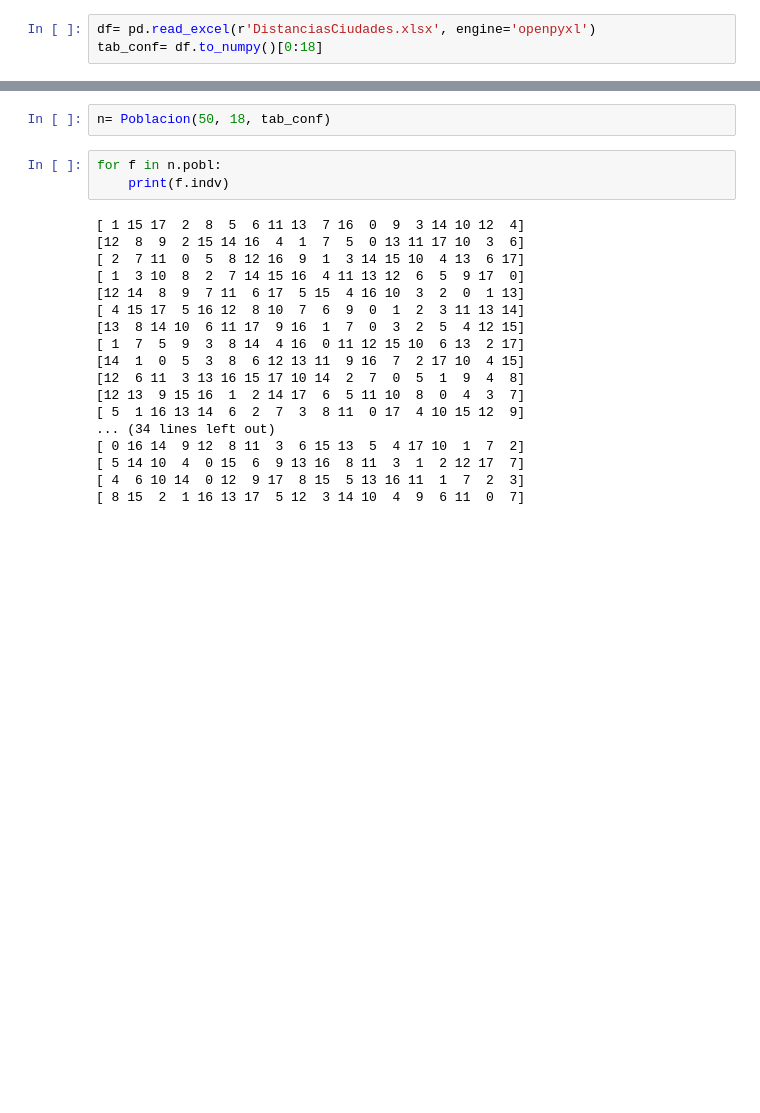
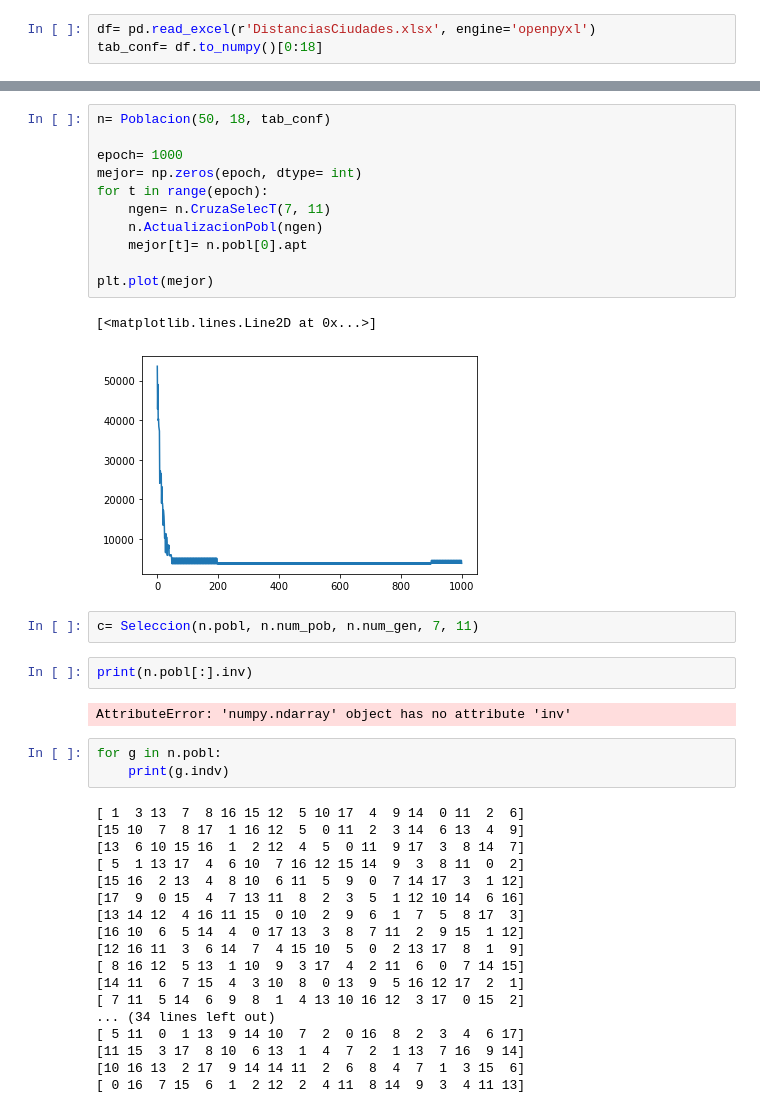
Before and after one commit to RobertoCordova/Algoritmos_Evoltivos, a Jupyter notebook: Genéticos/AgenteViajero.ipynb, the cells around one changed output, grey strips where cells are left out. Cells and saved outputs as stored; diff of their text form; blank space fills up the shorter version.

```diff
--- a/Genéticos/AgenteViajero.ipynb
+++ b/Genéticos/AgenteViajero.ipynb
@@ -54,23 +93,41 @@ class Individuo:
-# %%
-n= Poblacion(50, 18, tab_conf)
+# %%
+n= Poblacion(50, 18, tab_conf)
+
+epoch= 1000
+mejor= np.zeros(epoch, dtype= int)
+for t in range(epoch):
+    ngen= n.CruzaSelecT(7, 11)
+    n.ActualizacionPobl(ngen)
+    mejor[t]= n.pobl[0].apt
+
+plt.plot(mejor)
+# %% [output]
+[<matplotlib.lines.Line2D at 0x...>]
+[figure, added]
+# %%
+c= Seleccion(n.pobl, n.num_pob, n.num_gen, 7, 11)
+# %%
+print(n.pobl[:].inv)
+# %% [output]
+AttributeError: 'numpy.ndarray' object has no attribute 'inv'
 # %%
-for f in n.pobl:
-    print(f.indv)
+for g in n.pobl:
+    print(g.indv)
 # %% [output]
-[ 1 15 17  2  8  5  6 11 13  7 16  0  9  3 14 10 12  4]
-[12  8  9  2 15 14 16  4  1  7  5  0 13 11 17 10  3  6]
-[ 2  7 11  0  5  8 12 16  9  1  3 14 15 10  4 13  6 17]
-[ 1  3 10  8  2  7 14 15 16  4 11 13 12  6  5  9 17  0]
-[12 14  8  9  7 11  6 17  5 15  4 16 10  3  2  0  1 13]
-[ 4 15 17  5 16 12  8 10  7  6  9  0  1  2  3 11 13 14]
-[13  8 14 10  6 11 17  9 16  1  7  0  3  2  5  4 12 15]
-[ 1  7  5  9  3  8 14  4 16  0 11 12 15 10  6 13  2 17]
-[14  1  0  5  3  8  6 12 13 11  9 16  7  2 17 10  4 15]
-[12  6 11  3 13 16 15 17 10 14  2  7  0  5  1  9  4  8]
-[12 13  9 15 16  1  2 14 17  6  5 11 10  8  0  4  3  7]
-[ 5  1 16 13 14  6  2  7  3  8 11  0 17  4 10 15 12  9]
+[ 1  3 13  7  8 16 15 12  5 10 17  4  9 14  0 11  2  6]
+[15 10  7  8 17  1 16 12  5  0 11  2  3 14  6 13  4  9]
+[13  6 10 15 16  1  2 12  4  5  0 11  9 17  3  8 14  7]
+[ 5  1 13 17  4  6 10  7 16 12 15 14  9  3  8 11  0  2]
+[15 16  2 13  4  8 10  6 11  5  9  0  7 14 17  3  1 12]
+[17  9  0 15  4  7 13 11  8  2  3  5  1 12 10 14  6 16]
+[13 14 12  4 16 11 15  0 10  2  9  6  1  7  5  8 17  3]
+[16 10  6  5 14  4  0 17 13  3  8  7 11  2  9 15  1 12]
+[12 16 11  3  6 14  7  4 15 10  5  0  2 13 17  8  1  9]
+[ 8 16 12  5 13  1 10  9  3 17  4  2 11  6  0  7 14 15]
+[14 11  6  7 15  4  3 10  8  0 13  9  5 16 12 17  2  1]
+[ 7 11  5 14  6  9  8  1  4 13 10 16 12  3 17  0 15  2]
 ... (34 lines left out)
-[ 0 16 14  9 12  8 11  3  6 15 13  5  4 17 10  1  7  2]
-[ 5 14 10  4  0 15  6  9 13 16  8 11  3  1  2 12 17  7]
-[ 4  6 10 14  0 12  9 17  8 15  5 13 16 11  1  7  2  3]
-[ 8 15  2  1 16 13 17  5 12  3 14 10  4  9  6 11  0  7]
+[ 5 11  0  1 13  9 14 10  7  2  0 16  8  2  3  4  6 17]
+[11 15  3 17  8 10  6 13  1  4  7  2  1 13  7 16  9 14]
+[10 16 13  2 17  9 14 14 11  2  6  8  4  7  1  3 15  6]
+[ 0 16  7 15  6  1  2 12  2  4 11  8 14  9  3  4 11 13]
```
Also changed, not shown: parts of 1 cell of this notebook.
